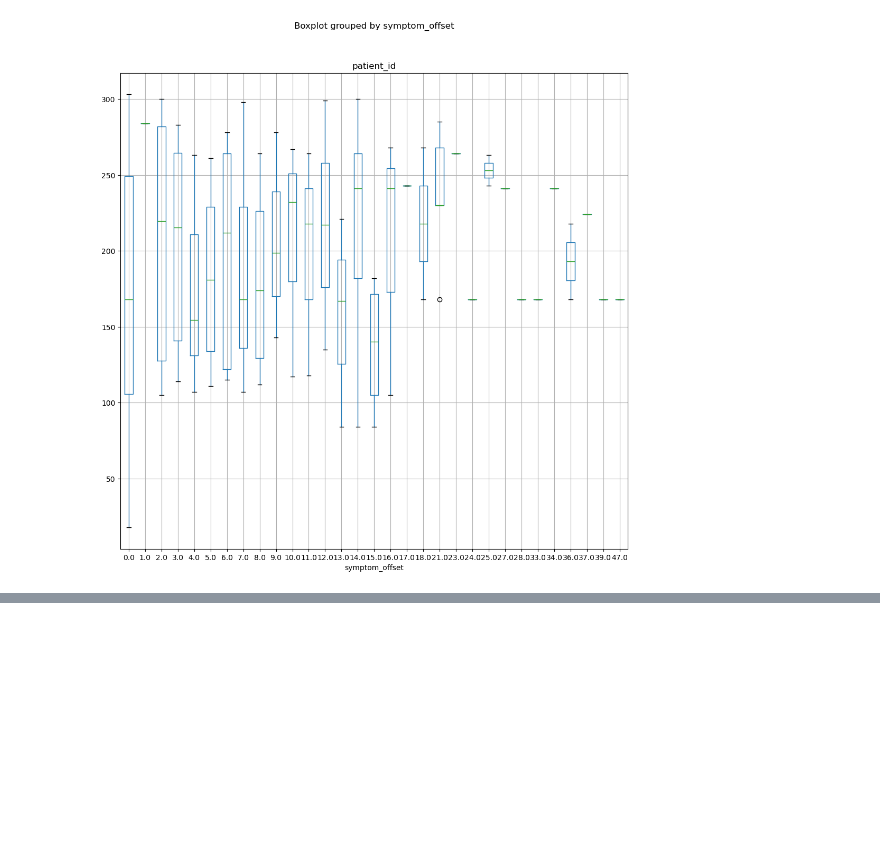
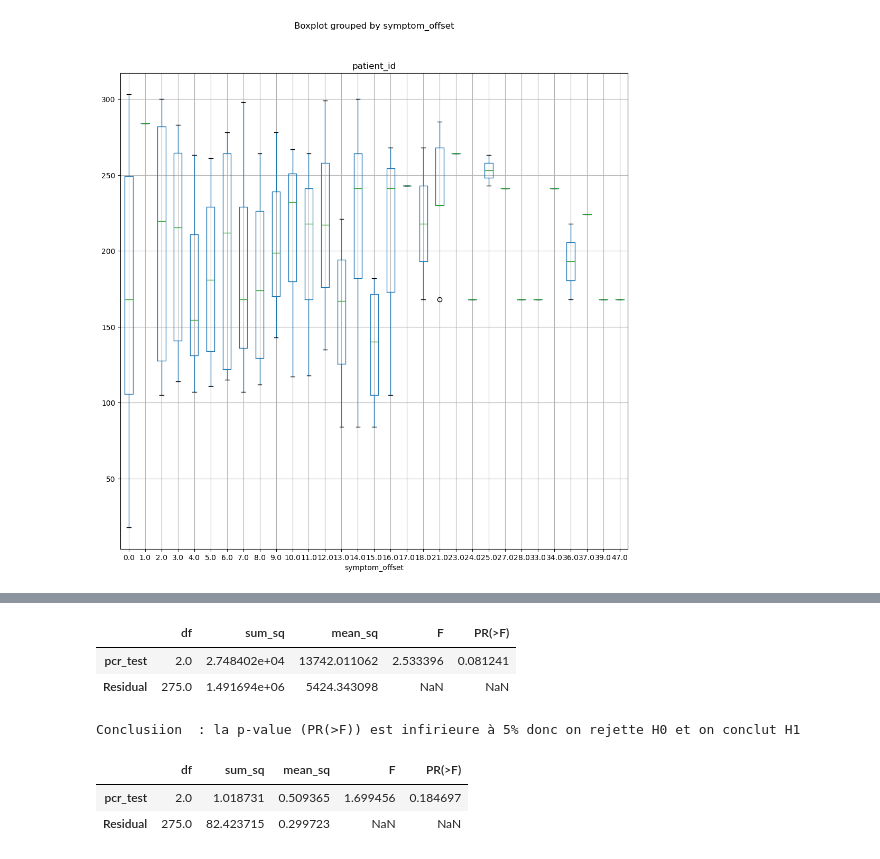
Before and after one commit to DataScientest-Studio/feb26_cds_covid, a Jupyter notebook: Untitled85.ipynb, the cells around one changed output, grey strips where cells are left out. Cells and saved outputs as stored; diff of their text form; code cells hidden in the pictures; blank space fills up the shorter version.

```diff
--- a/Untitled85.ipynb
+++ b/Untitled85.ipynb
@@ -307,0 +351,20 @@ pd.crosstab(df['pcr_test'], df['has_dyspnea'])
+# %%
+import statsmodels.api
+result = statsmodels.formula.api.ols('patient_id ~ pcr_test', data=df).fit()
+table = statsmodels.api.stats.anova_lm(result)
+display(table)
+
+print("Conclusiion  : la p-value (PR(>F)) est infirieure à 5% donc on rejette H0 et on conclut H1")
+# %% [output]
+|  | df | sum_sq | mean_sq | F | PR(>F) |
+| pcr_test | 2.0 | 2.748402e+04 | 13742.011062 | 2.533396 | 0.081241 |
+| Residual | 275.0 | 1.491694e+06 | 5424.343098 | NaN | NaN |
+Conclusiion  : la p-value (PR(>F)) est infirieure à 5% donc on rejette H0 et on conclut H1
+# %%
+result2 = statsmodels.formula.api.ols('has_cough ~ pcr_test', data=df).fit()
+table2 = statsmodels.api.stats.anova_lm(result2)
+table2
+# %% [output]
+|  | df | sum_sq | mean_sq | F | PR(>F) |
+| pcr_test | 2.0 | 1.018731 | 0.509365 | 1.699456 | 0.184697 |
+| Residual | 275.0 | 82.423715 | 0.299723 | NaN | NaN |
```
Also changed, not shown: parts of 8 cells of this notebook.
